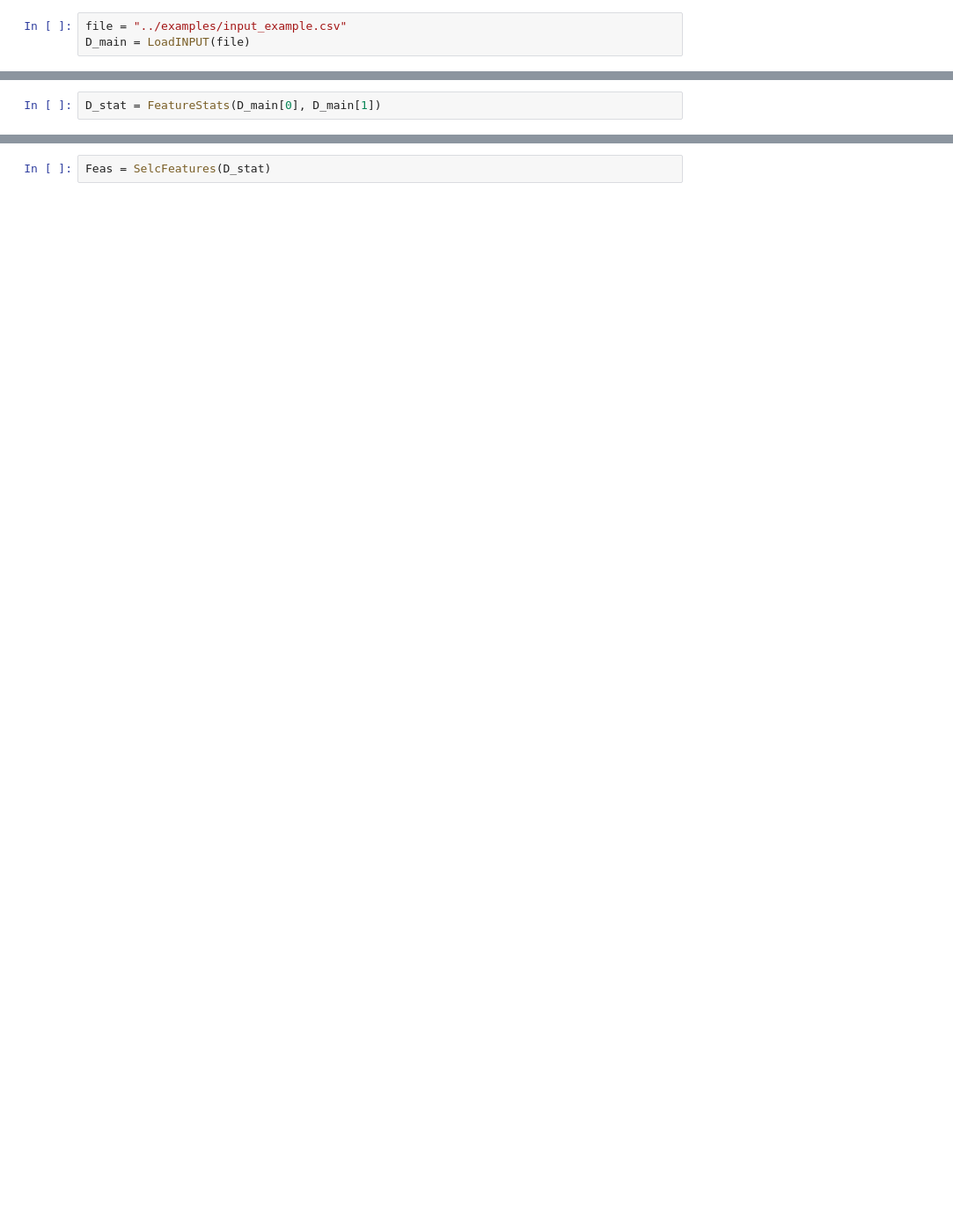
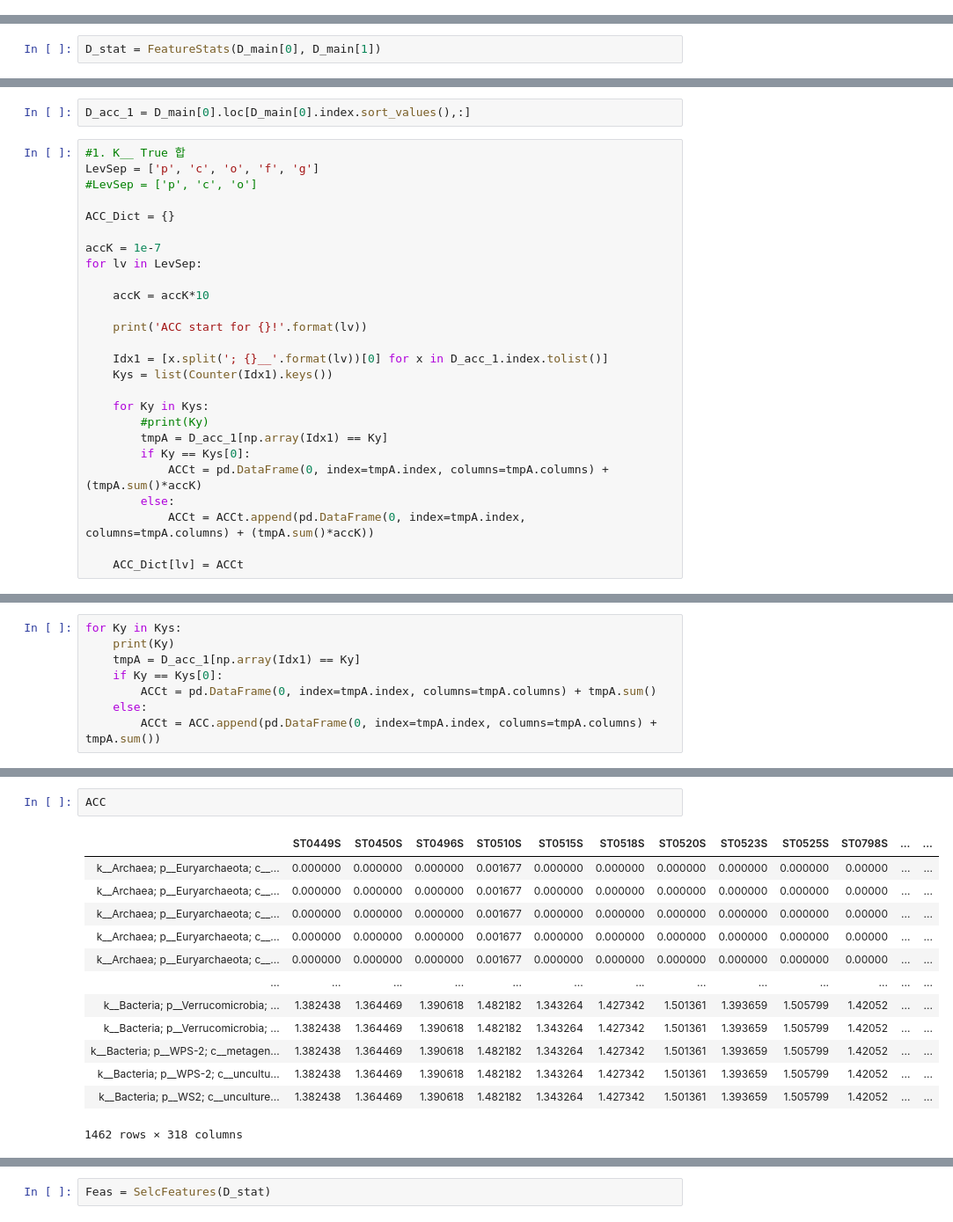
Before and after one commit to juwonk/AI, a Jupyter notebook: modules/tester.ipynb, the cells around one changed output, grey strips where cells are left out. Shown at 88% size. Saved outputs shown, nothing was run; the diff lists cells and outputs as text; blank space fills up the shorter version.

```diff
--- a/modules/tester.ipynb
+++ b/modules/tester.ipynb
@@ -10,5 +16,2 @@ def LoadINPUT(file):
     D1 = pd.read_csv(file, index_col=0)
     return(D1.iloc[:-1,:], D1.loc['Group',:]) #return : (x, y) y~last column named 'Group' & [0.1/0.9]
-# %%
-file = "../examples/input_example.csv"
-D_main = LoadINPUT(file)
@@ -53,0 +97,28 @@ def SelcFeatures(Fstat_data, Cutoff = 0.1): ## Cutoff unit: %
+# %%
+D_acc_1 = D_main[0].loc[D_main[0].index.sort_values(),:]
+# %%
+#1. K__ True 합
+LevSep = ['p', 'c', 'o', 'f', 'g']
+#LevSep = ['p', 'c', 'o']
+
+ACC_Dict = {}
+
+accK = 1e-7
+for lv in LevSep:
+
+    accK = accK*10
+
+    print('ACC start for {}!'.format(lv))
+
+    Idx1 = [x.split('; {}__'.format(lv))[0] for x in D_acc_1.index.tolist()]
+    Kys = list(Counter(Idx1).keys())
+
+    for Ky in Kys:
+        #print(Ky)
+        tmpA = D_acc_1[np.array(Idx1) == Ky]
+        if Ky == Kys[0]:
+            ACCt = pd.DataFrame(0, index=tmpA.index, columns=tmpA.columns) + (tmpA.sum()*accK)
+        else:
+            ACCt = ACCt.append(pd.DataFrame(0, index=tmpA.index, columns=tmpA.columns) + (tmpA.sum()*accK))
+
+    ACC_Dict[lv] = ACCt
@@ -53,0 +169,8 @@ def SelcFeatures(Fstat_data, Cutoff = 0.1): ## Cutoff unit: %
+# %%
+for Ky in Kys:
+    print(Ky)
+    tmpA = D_acc_1[np.array(Idx1) == Ky]
+    if Ky == Kys[0]:
+        ACCt = pd.DataFrame(0, index=tmpA.index, columns=tmpA.columns) + tmpA.sum()
+    else:
+        ACCt = ACC.append(pd.DataFrame(0, index=tmpA.index, columns=tmpA.columns) + tmpA.sum())
@@ -53,0 +182,16 @@ def SelcFeatures(Fstat_data, Cutoff = 0.1): ## Cutoff unit: %
+# %%
+ACC
+# %% [output]
+|  | ST0449S | ST0450S | ST0496S | ST0510S | ST0515S | ST0518S | ST0520S | ST0523S | ST0525S | ST0798S | ... | ... |
+| k__Archaea; p__Euryarchaeota; c__... | 0.000000 | 0.000000 | 0.000000 | 0.001677 | 0.000000 | 0.000000 | 0.000000 | 0.000000 | 0.000000 | 0.00000 | ... | ... |
+| k__Archaea; p__Euryarchaeota; c__... | 0.000000 | 0.000000 | 0.000000 | 0.001677 | 0.000000 | 0.000000 | 0.000000 | 0.000000 | 0.000000 | 0.00000 | ... | ... |
+| k__Archaea; p__Euryarchaeota; c__... | 0.000000 | 0.000000 | 0.000000 | 0.001677 | 0.000000 | 0.000000 | 0.000000 | 0.000000 | 0.000000 | 0.00000 | ... | ... |
+| k__Archaea; p__Euryarchaeota; c__... | 0.000000 | 0.000000 | 0.000000 | 0.001677 | 0.000000 | 0.000000 | 0.000000 | 0.000000 | 0.000000 | 0.00000 | ... | ... |
+| k__Archaea; p__Euryarchaeota; c__... | 0.000000 | 0.000000 | 0.000000 | 0.001677 | 0.000000 | 0.000000 | 0.000000 | 0.000000 | 0.000000 | 0.00000 | ... | ... |
+| ... | ... | ... | ... | ... | ... | ... | ... | ... | ... | ... | ... | ... |
+| k__Bacteria; p__Verrucomicrobia; ... | 1.382438 | 1.364469 | 1.390618 | 1.482182 | 1.343264 | 1.427342 | 1.501361 | 1.393659 | 1.505799 | 1.42052 | ... | ... |
+| k__Bacteria; p__Verrucomicrobia; ... | 1.382438 | 1.364469 | 1.390618 | 1.482182 | 1.343264 | 1.427342 | 1.501361 | 1.393659 | 1.505799 | 1.42052 | ... | ... |
+| k__Bacteria; p__WPS-2; c__metagen... | 1.382438 | 1.364469 | 1.390618 | 1.482182 | 1.343264 | 1.427342 | 1.501361 | 1.393659 | 1.505799 | 1.42052 | ... | ... |
+| k__Bacteria; p__WPS-2; c__uncultu... | 1.382438 | 1.364469 | 1.390618 | 1.482182 | 1.343264 | 1.427342 | 1.501361 | 1.393659 | 1.505799 | 1.42052 | ... | ... |
+| k__Bacteria; p__WS2; c__unculture... | 1.382438 | 1.364469 | 1.390618 | 1.482182 | 1.343264 | 1.427342 | 1.501361 | 1.393659 | 1.505799 | 1.42052 | ... | ... |
+1462 rows × 318 columns
```
Also changed, not shown: parts of 25 cells of this notebook, 1 other file.
